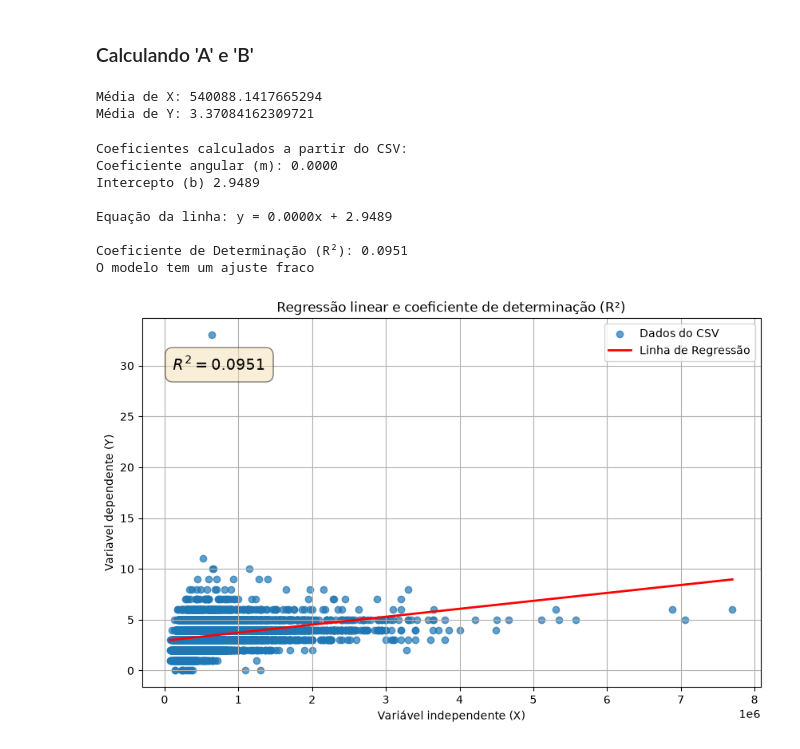
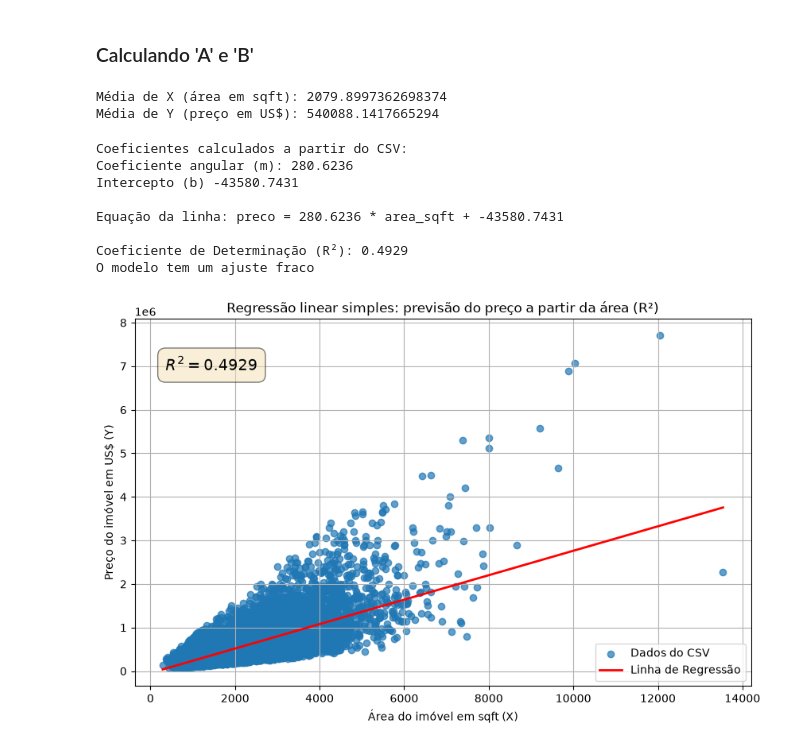
Before and after one commit to oVeronezi/aprendizagem-maquina, a Jupyter notebook: Aula 3/regressao_linear.ipynb, the cells around one changed output. Cells and saved outputs as stored; diff of their text form; code cells hidden in the pictures.

```diff
--- a/Aula 3/regressao_linear.ipynb
+++ b/Aula 3/regressao_linear.ipynb
@@ -10,7 +10,8 @@ import matplotlib.pyplot as plt
 # %%
 try:
     # Delimitador é vírgula e pula a primeira linha (cabeçalho) com skiprows
-    dados = np.loadtxt('kc_house_data.csv', delimiter=',', skiprows=1, usecols=(2, 3))
+    # Coluna 5 = sqft_living (área do imóvel, será X) e coluna 2 = price (valor do imóvel, será Y)
+    dados = np.loadtxt('kc_house_data.csv', delimiter=',', skiprows=1, usecols=(5, 2))
 except FileNotFoundError:
     print("Erro: arquivo 'dataset.csv' não encontrado")
     print("Por favor, crie o arquivo ou execute o script para gerá-lo.")
@@ -52,11 +77,11 @@ print('\nY:', y)
 x_mean = np.mean(x)
 y_mean = np.mean(y)
 
-print('Média de X:', x_mean)
-print('Média de Y:', y_mean)
+print('Média de X (área em sqft):', x_mean)
+print('Média de Y (preço em US$):', y_mean)
 # %% [output]
-Média de X: 540088.1417665294
-Média de Y: 3.37084162309721
+Média de X (área em sqft): 2079.8997362698374
+Média de Y (preço em US$): 540088.1417665294
 # %%
 def predict(x_novo, _m, _b):
     """
@@ -89,42 +114,42 @@ r2 = 1 - (sqr / sqt)
 print(f"Coeficientes calculados a partir do CSV: ")
 print(f"Coeficiente angular (m): {m:.4f}")
 print(f"Intercepto (b) {b:.4f}")
-print("\nEquação da linha: y = {:.4f}x + {:.4f}".format(m, b))
+print("\nEquação da linha: preco = {:.4f} * area_sqft + {:.4f}".format(m, b))
 print(f"\nCoeficiente de Determinação (R²): {r2:.4f}")
 if r2 > 0.75:
     print('O modelo tem um bom ajuste aos dados.')
 elif r2 > 0.5:
     print('O modelo tem um ajuste moderado')
 else:
     print('O modelo tem um ajuste fraco')
 
 # Criar a linha de regressão para Visualização
 x_line = np.array([x.min(), x.max()])
 y_line = m * x_line + b
 
 # Visualizar os resultados
 plt.figure(figsize=(10, 6))
 plt.scatter(x, y, label='Dados do CSV', alpha=0.7)
 plt.plot(x_line, y_line, color='red', linewidth=2, label='Linha de Regressão')
 
 # Adiciona o valor R² ao gráfico para fácil visialização
 plt.text(0.05, 0.9, f'$R^2 = {r2:.4f}$', transform=plt.gca().transAxes,
          fontsize=14, verticalalignment='top',
          bbox=dict(boxstyle='round,pad=0.5', fc='wheat', alpha=0.5))
 
-plt.title("Regressão linear e coeficiente de determinação (R²)")
-plt.xlabel('Variável independente (X)')
-plt.ylabel('Variavel dependente (Y)')
+plt.title("Regressão linear simples: previsão do preço a partir da área (R²)")
+plt.xlabel('Área do imóvel em sqft (X)')
+plt.ylabel('Preço do imóvel em US$ (Y)')
 plt.legend()
 plt.grid(True)
 plt.show()
 # %% [output]
 Coeficientes calculados a partir do CSV:
-Coeficiente angular (m): 0.0000
-Intercepto (b) 2.9489
+Coeficiente angular (m): 280.6236
+Intercepto (b) -43580.7431
 
-Equação da linha: y = 0.0000x + 2.9489
+Equação da linha: preco = 280.6236 * area_sqft + -43580.7431
 
-Coeficiente de Determinação (R²): 0.0951
+Coeficiente de Determinação (R²): 0.4929
 O modelo tem um ajuste fraco
-[figure, old version]
+[figure, new version]
```
Also changed, not shown: parts of 3 cells of this notebook, 1 other file.
